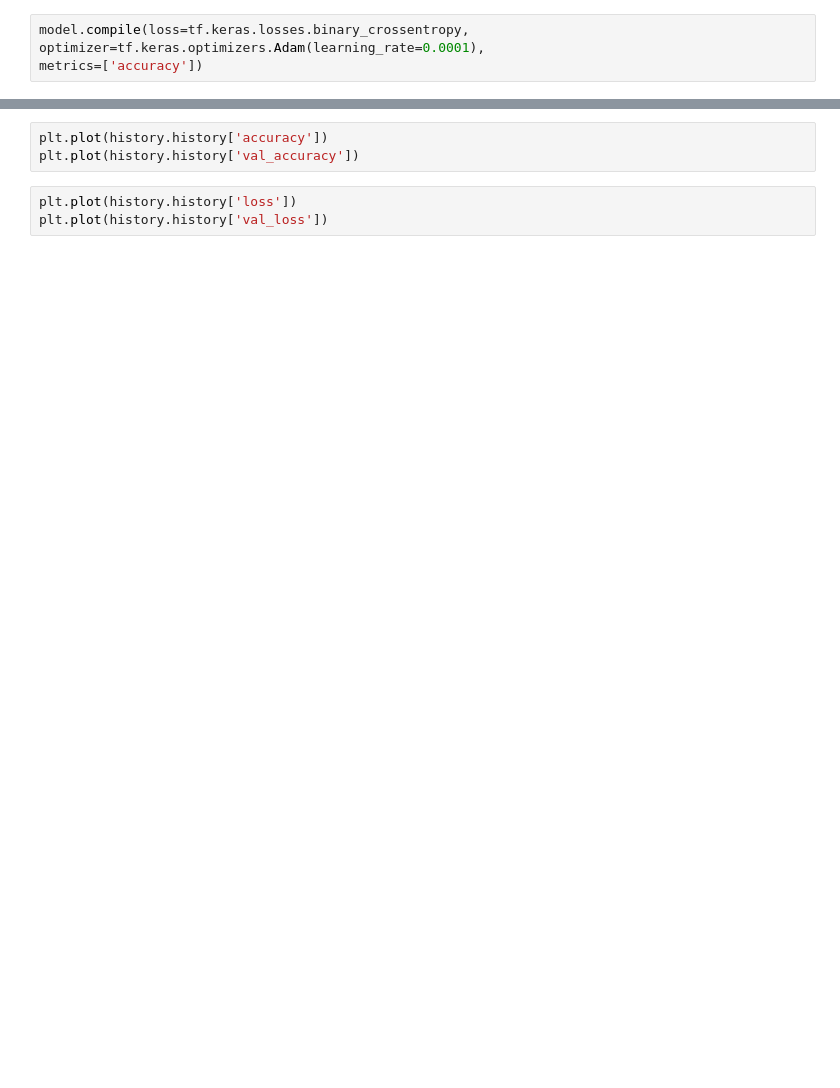
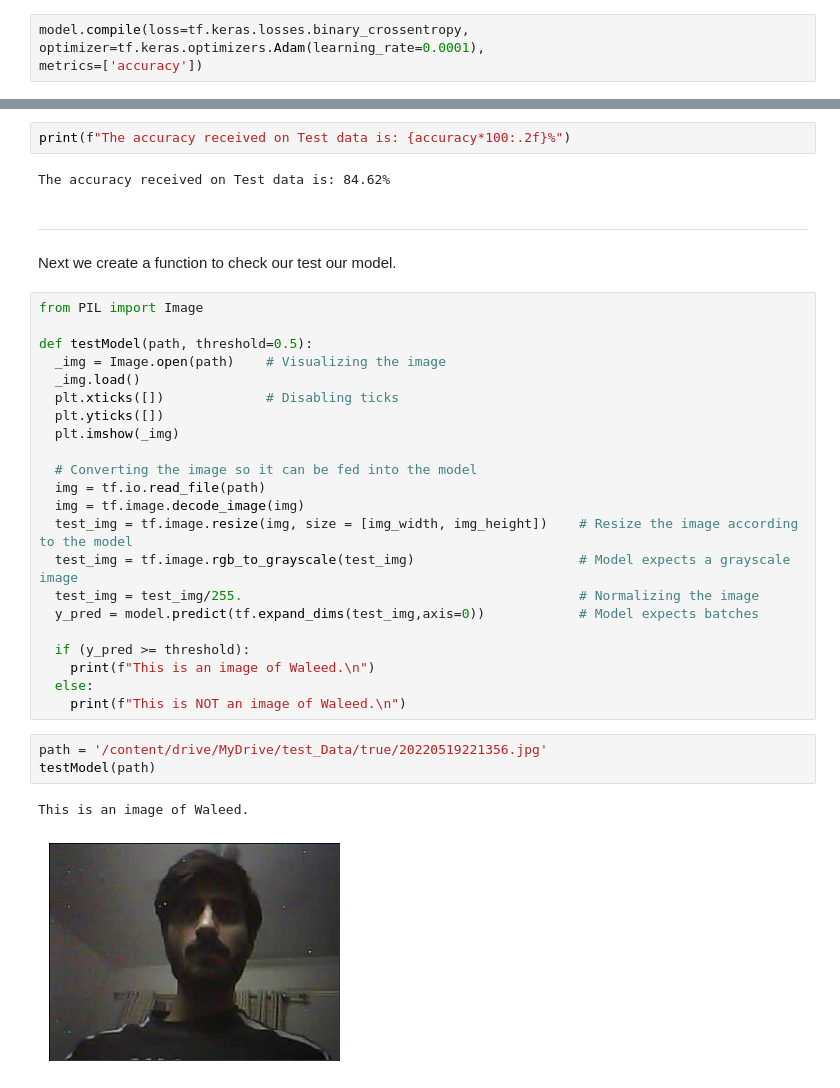
Before and after one commit to Waleed-Mujahid/Face-recognition-Door-bell, a Jupyter notebook: Cao_Project.ipynb, the cells around one changed output, grey strips where cells are left out. Cells and saved outputs as stored; diff of their text form; blank space fills up the shorter version.

```diff
--- a/Cao_Project.ipynb
+++ b/Cao_Project.ipynb
@@ -89,6 +176,35 @@ model.evaluate(test_generator)
-# %%
-plt.plot(history.history['accuracy'])
-plt.plot(history.history['val_accuracy'])
-# %%
-plt.plot(history.history['loss'])
-plt.plot(history.history['val_loss'])
+# %%
+print(f"The accuracy received on Test data is: {accuracy*100:.2f}%")
+# %% [output]
+The accuracy received on Test data is: 84.62%
+# %% [markdown]
+---
+Next we create a function to check our test our model.
+# %%
+from PIL import Image
+
+def testModel(path, threshold=0.5):
+  _img = Image.open(path)    # Visualizing the image
+  _img.load()
+  plt.xticks([])             # Disabling ticks
+  plt.yticks([])
+  plt.imshow(_img)
+
+  # Converting the image so it can be fed into the model
+  img = tf.io.read_file(path)
+  img = tf.image.decode_image(img)
+  test_img = tf.image.resize(img, size = [img_width, img_height])    # Resize the image according to the model
+  test_img = tf.image.rgb_to_grayscale(test_img)                     # Model expects a grayscale image
+  test_img = test_img/255.                                           # Normalizing the image
+  y_pred = model.predict(tf.expand_dims(test_img,axis=0))            # Model expects batches
+
+  if (y_pred >= threshold):
+    print(f"This is an image of Waleed.\n")
+  else:
+    print(f"This is NOT an image of Waleed.\n")
+# %%
+path = '/content/drive/MyDrive/test_Data/true/20220519221356.jpg'
+testModel(path)
+# %% [output]
+This is an image of Waleed.
+[figure, added]
```
Also changed, not shown: parts of 27 cells of this notebook.
